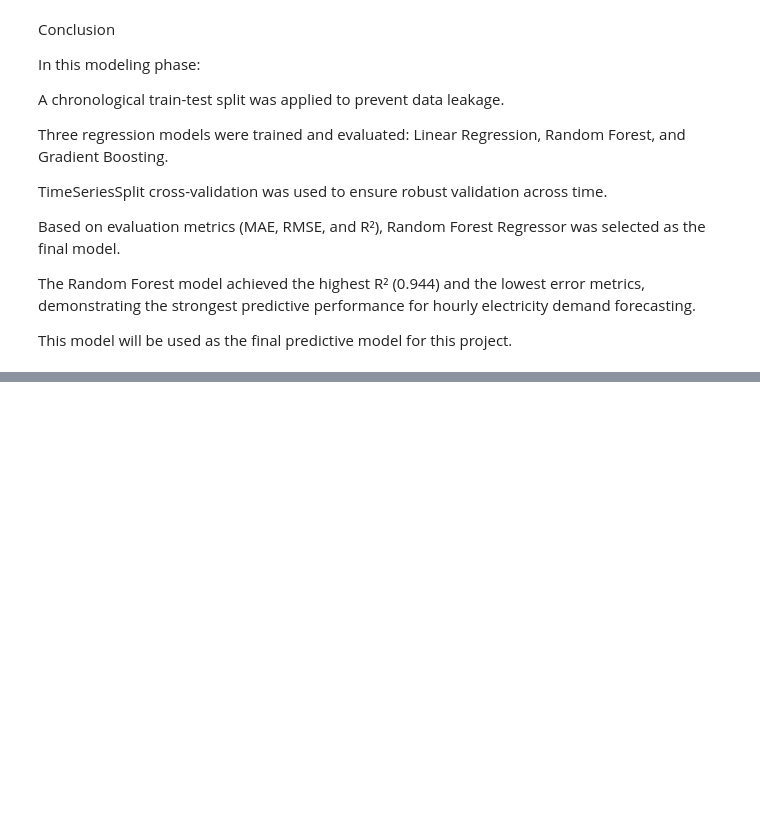
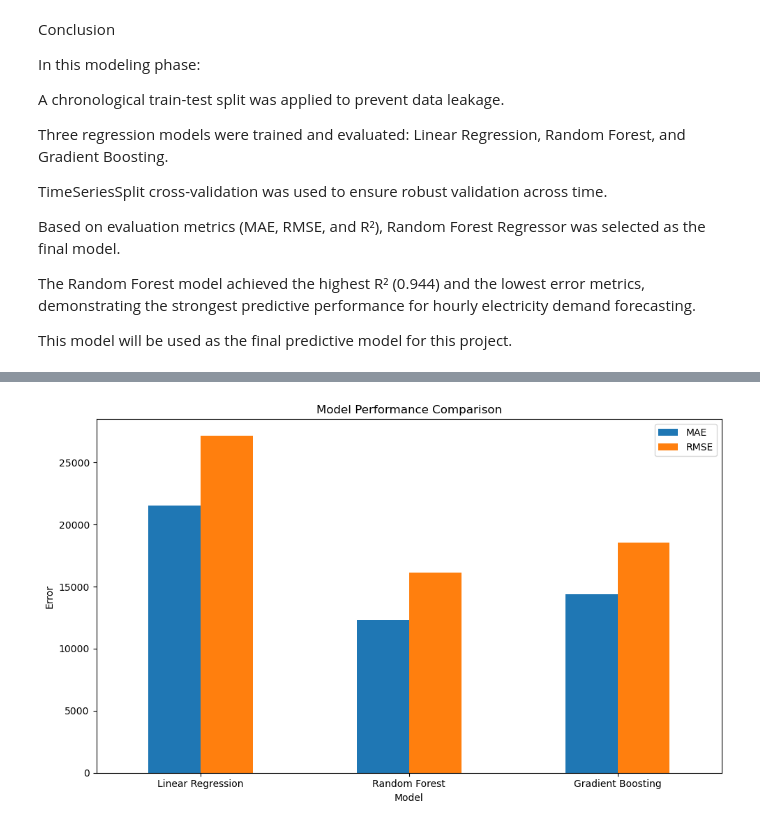
Before and after one commit to JustinAliData/capstone-two-data-wrangling, a Jupyter notebook: notebooks/Capstone_Two_Modeling.ipynb, the cells around one changed output, grey strips where cells are left out. Saved outputs shown, nothing was run; the diff lists cells and outputs as text; code cells hidden in the pictures; blank space fills up the shorter version.

```diff
--- a/notebooks/Capstone_Two_Modeling.ipynb
+++ b/notebooks/Capstone_Two_Modeling.ipynb
@@ -237,0 +255,13 @@ This model will be used as the final predictive model for this project.
+# %%
+results.set_index("Model")[["MAE","RMSE"]].plot(kind="bar", figsize=(10,6))
+
+plt.title("Model Performance Comparison")
+plt.ylabel("Error")
+plt.xticks(rotation=0)
+
+plt.tight_layout()
+plt.savefig("model_comparison.png")
+
+plt.show()
+# %% [output]
+[figure, added]
```
Also changed, not shown: parts of 4 cells of this notebook, 5 other files.
